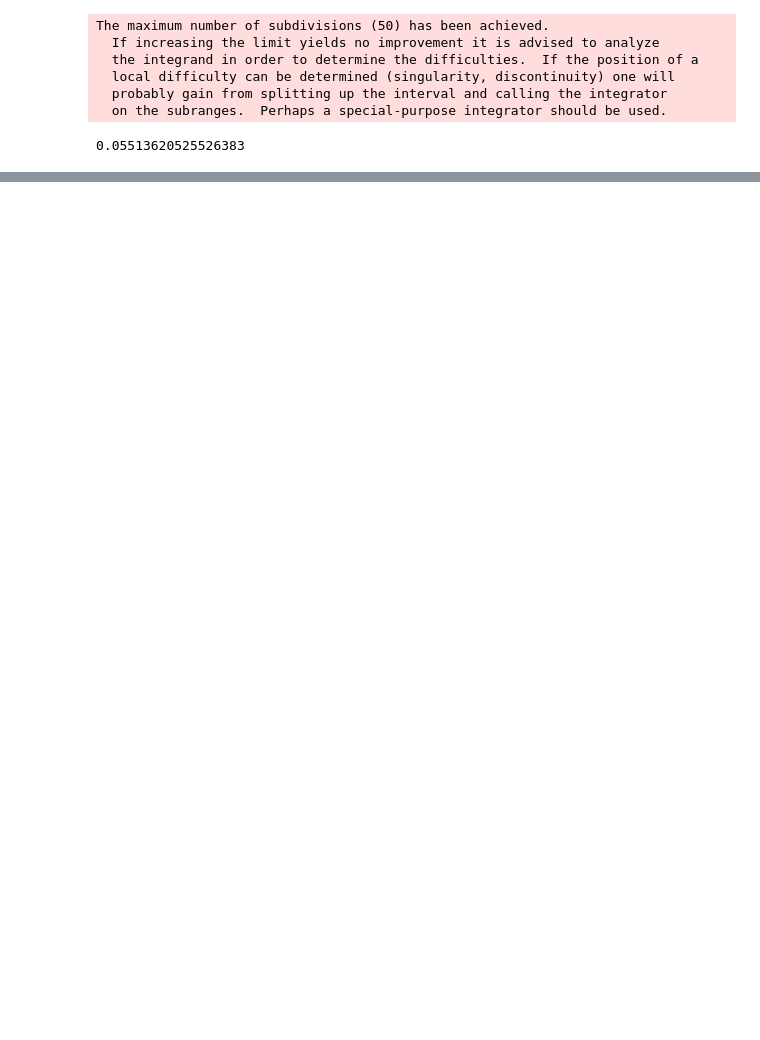
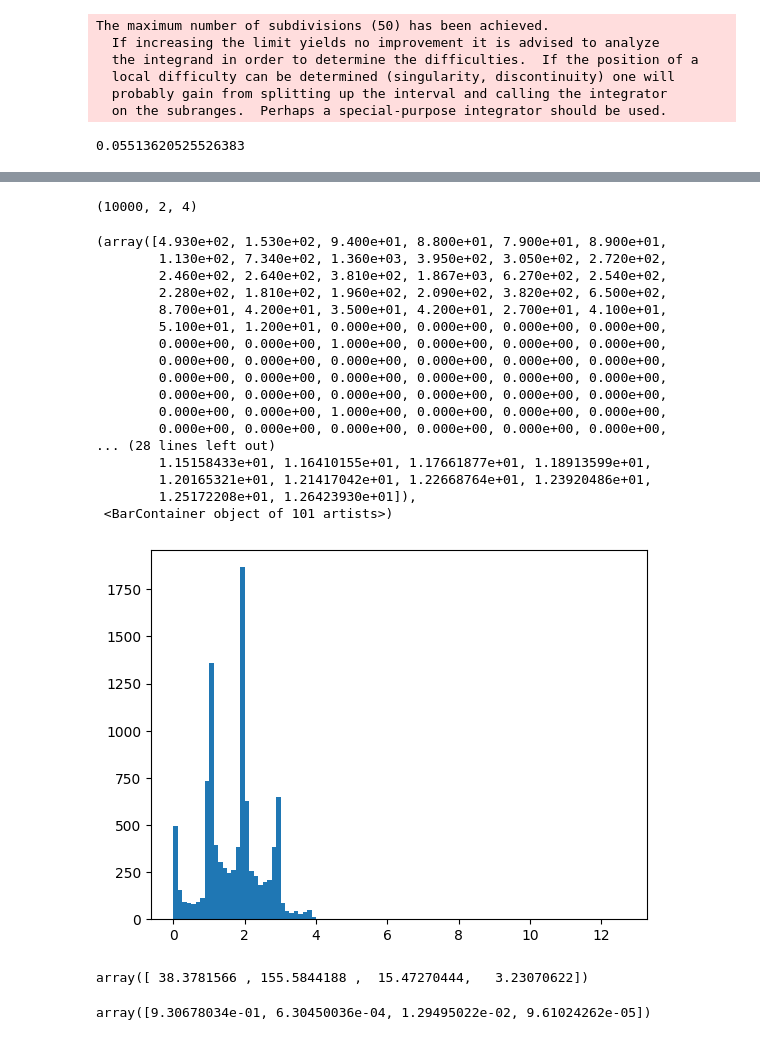
Before and after one commit to wilkieolin/system_flow, a Jupyter notebook: trigger_skill.ipynb, the cells around one changed output, grey strips where cells are left out. Drawn from its saved outputs; the diff is of its cells as text; code cells hidden in the pictures; blank space fills up the shorter version.

```diff
--- a/trigger_skill.ipynb
+++ b/trigger_skill.ipynb
@@ -136,6 +137,6 @@ fig.update_xaxes(type = "linear")
 jet_xs = data_range(jet_energy["x"])
 jet_spl = PchipInterpolator(jet_energy["x"], jet_energy[" y"])
 # %%
-jet_fit = lambda l: np.abs(jet_rate - quad(lambda x: exp_dist(x, l) * jet_ideal(x), 0, np.max(jet_xs))[0])
+jet_fit = lambda l: np.abs(jet_rate - quad(lambda x: exp_dist(x, l) * jet_spl(x), 0, np.max(jet_xs))[0])
 jet_soln = minimize_scalar(jet_fit, bounds = [0.0010, 0.0020], method="bounded")
 jet_l = jet_soln.x
@@ -198,0 +209,17 @@ fig.update_xaxes(type = "linear")
+# %%
+def generate_event():
+    p = np.random.uniform(size=(4))
+    egamma = exp_generator(p[0], egamma_l)
+    jet = exp_generator(p[1], jet_l)
+    tau = exp_generator(p[2], tau_l)
+    muon = exp_generator(p[3], muon_l)
+
+    e = np.array([egamma, jet, tau, muon])
+    z = np.array([egamma_spl(e[0]),
+                  jet_spl(e[1]),
+                  tau_spl(e[2]),
+                  muon_spl(e[3]),])
+
+    res = np.stack((e, z))
+
+    return res
@@ -198,0 +228,37 @@ fig.update_xaxes(type = "linear")
+# %%
+trials = np.stack([generate_event() for i in range(10000)])
+# %%
+trials.shape
+# %% [output]
+(10000, 2, 4)
+# %%
+total_z = np.sum(trials, axis=2)[:,1]
+# %%
+plt.hist(total_z, bins=101)
+# %% [output]
+(array([4.930e+02, 1.530e+02, 9.400e+01, 8.800e+01, 7.900e+01, 8.900e+01,
+        1.130e+02, 7.340e+02, 1.360e+03, 3.950e+02, 3.050e+02, 2.720e+02,
+        2.460e+02, 2.640e+02, 3.810e+02, 1.867e+03, 6.270e+02, 2.540e+02,
+        2.280e+02, 1.810e+02, 1.960e+02, 2.090e+02, 3.820e+02, 6.500e+02,
+        8.700e+01, 4.200e+01, 3.500e+01, 4.200e+01, 2.700e+01, 4.100e+01,
+        5.100e+01, 1.200e+01, 0.000e+00, 0.000e+00, 0.000e+00, 0.000e+00,
+        0.000e+00, 0.000e+00, 1.000e+00, 0.000e+00, 0.000e+00, 0.000e+00,
+        0.000e+00, 0.000e+00, 0.000e+00, 0.000e+00, 0.000e+00, 0.000e+00,
+        0.000e+00, 0.000e+00, 0.000e+00, 0.000e+00, 0.000e+00, 0.000e+00,
+        0.000e+00, 0.000e+00, 0.000e+00, 0.000e+00, 0.000e+00, 0.000e+00,
+        0.000e+00, 0.000e+00, 1.000e+00, 0.000e+00, 0.000e+00, 0.000e+00,
+        0.000e+00, 0.000e+00, 0.000e+00, 0.000e+00, 0.000e+00, 0.000e+00,
+... (28 lines left out)
+        1.15158433e+01, 1.16410155e+01, 1.17661877e+01, 1.18913599e+01,
+        1.20165321e+01, 1.21417042e+01, 1.22668764e+01, 1.23920486e+01,
+        1.25172208e+01, 1.26423930e+01]),
+ <BarContainer object of 101 artists>)
+[figure, added]
+# %%
+evt[0,:]
+# %% [output]
+array([ 38.3781566 , 155.5844188 ,  15.47270444,   3.23070622])
+# %%
+evt[1,:]
+# %% [output]
+array([9.30678034e-01, 6.30450036e-04, 1.29495022e-02, 9.61024262e-05])
```
Also changed, not shown: parts of 7 cells of this notebook.
